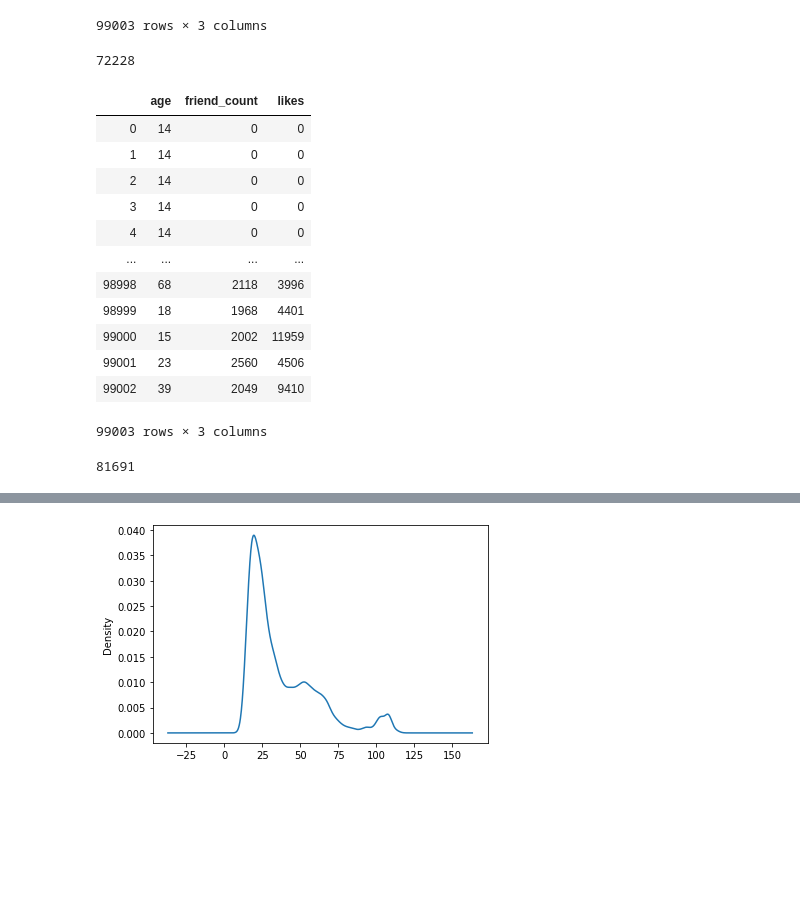
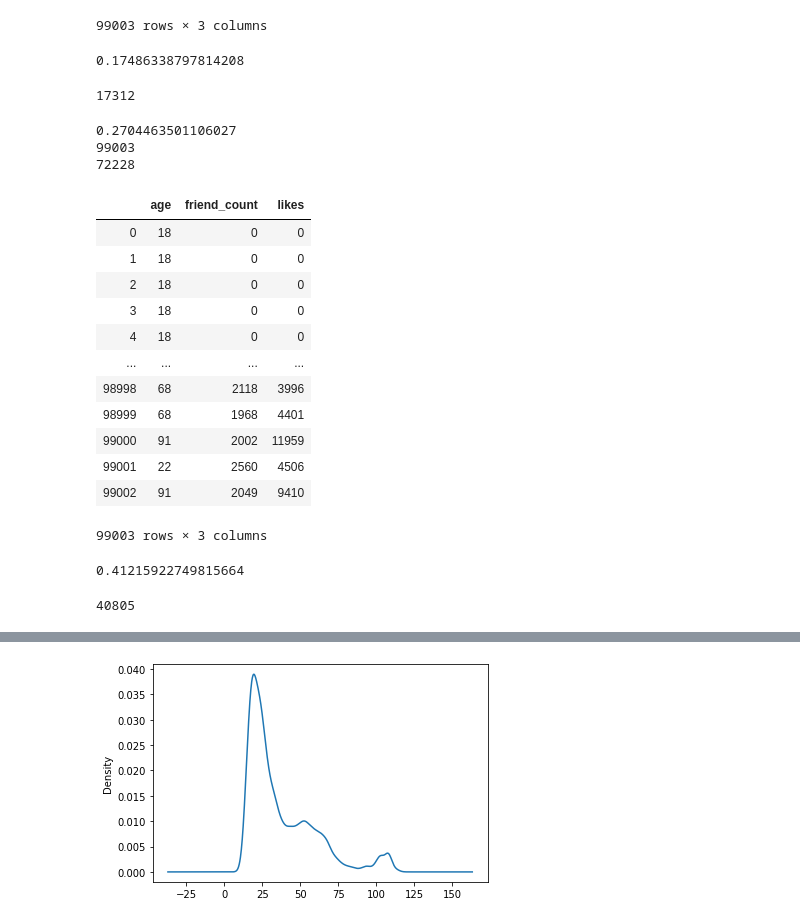
Before and after one commit to zhehedream/COEN281, a Jupyter notebook: DatasetPrivacy_281.ipynb, the cells around one changed output, grey strips where cells are left out. Saved outputs shown, nothing was run; the diff lists cells and outputs as text; code cells hidden in the pictures; blank space fills up the shorter version.

```diff
--- a/DatasetPrivacy_281.ipynb
+++ b/DatasetPrivacy_281.ipynb
@@ -243,6 +258,31 @@ k_df
 | 99001 | 4870.25 | 8.500000 | 103.0 |
 | 99002 | 4870.25 | 8.500000 | 108.0 |
 99003 rows × 3 columns
+# %%
+from sklearn.cluster import DBSCAN
+outlier_detection = DBSCAN(
+ eps = .2,
+ metric="euclidean",
+ min_samples = 3,
+ n_jobs = -1)
+o_normal = 0
+o_total = 0
+d_res=ori
+d_res = d_res.drop(["dob_day", "dob_year", "dob_month"
+                   , "gender", "tenure", "friendships_initiated"
+                   , "likes_received", "mobile_likes", "mobile_likes_received"
+                   , "www_likes", "www_likes_received", "userid"], axis=1)
+clusters = outlier_detection.fit_predict(d_res)
+for i in clusters:
+    o_total = o_total + 1
+    if i==-1:
+        o_normal = o_normal + 1
+print((o_total - o_normal) / o_total)
+o_total
+o_total - o_normal
+# %% [output]
+0.17486338797814208
+17312
 # %%
 from sklearn.cluster import DBSCAN
 outlier_detection = DBSCAN(
@@ -258,28 +298,37 @@ for i in clusters:
     if i==-1:
         k_normal = k_normal + 1
 print((k_total - k_normal) / k_total)
+print(k_total)
+print(k_normal)
 # %% [output]
+0.2704463501106027
+99003
 72228
 # %%
 d_res=ori
 d_res = d_res.drop(["dob_day", "dob_year", "dob_month"
                    , "gender", "tenure", "friendships_initiated"
                    , "likes_received", "mobile_likes", "mobile_likes_received"
                    , "www_likes", "www_likes_received", "userid"], axis=1)
 d_res
+diff_out = diff_out.drop(["dob_day", "dob_year", "dob_month"
+                   , "gender", "tenure", "friendships_initiated"
+                   , "likes_received", "mobile_likes", "mobile_likes_received"
+                   , "www_likes", "www_likes_received", "userid"], axis=1)
+diff_out
 # %% [output]
 |  | age | friend_count | likes |
-| 0 | 14 | 0 | 0 |
-| 1 | 14 | 0 | 0 |
-| 2 | 14 | 0 | 0 |
-| 3 | 14 | 0 | 0 |
-| 4 | 14 | 0 | 0 |
+| 0 | 18 | 0 | 0 |
+| 1 | 18 | 0 | 0 |
+| 2 | 18 | 0 | 0 |
+| 3 | 18 | 0 | 0 |
+| 4 | 18 | 0 | 0 |
 | ... | ... | ... | ... |
 | 98998 | 68 | 2118 | 3996 |
-| 98999 | 18 | 1968 | 4401 |
-| 99000 | 15 | 2002 | 11959 |
-| 99001 | 23 | 2560 | 4506 |
-| 99002 | 39 | 2049 | 9410 |
+| 98999 | 68 | 1968 | 4401 |
+| 99000 | 91 | 2002 | 11959 |
+| 99001 | 22 | 2560 | 4506 |
+| 99002 | 91 | 2049 | 9410 |
 99003 rows × 3 columns
 # %%
 from sklearn.cluster import DBSCAN
@@ -288,7 +337,7 @@ outlier_detection = DBSCAN(
  metric="euclidean",
  min_samples = 3,
  n_jobs = -1)
-clusters = outlier_detection.fit_predict(d_res)
+clusters = outlier_detection.fit_predict(diff_out)
 d_normal = 0
 d_total = 0
 for i in clusters:
@@ -296,8 +345,10 @@ for i in clusters:
     if i==-1:
         d_normal = d_normal + 1
 print((d_total - d_normal) / d_total)
+d_total - d_normal
 # %% [output]
-81691
+0.41215922749815664
+40805
 # %%
 list = []
 for index, row in k_res.iterrows():
```
Also changed, not shown: parts of 3 cells of this notebook, 2 other files.
